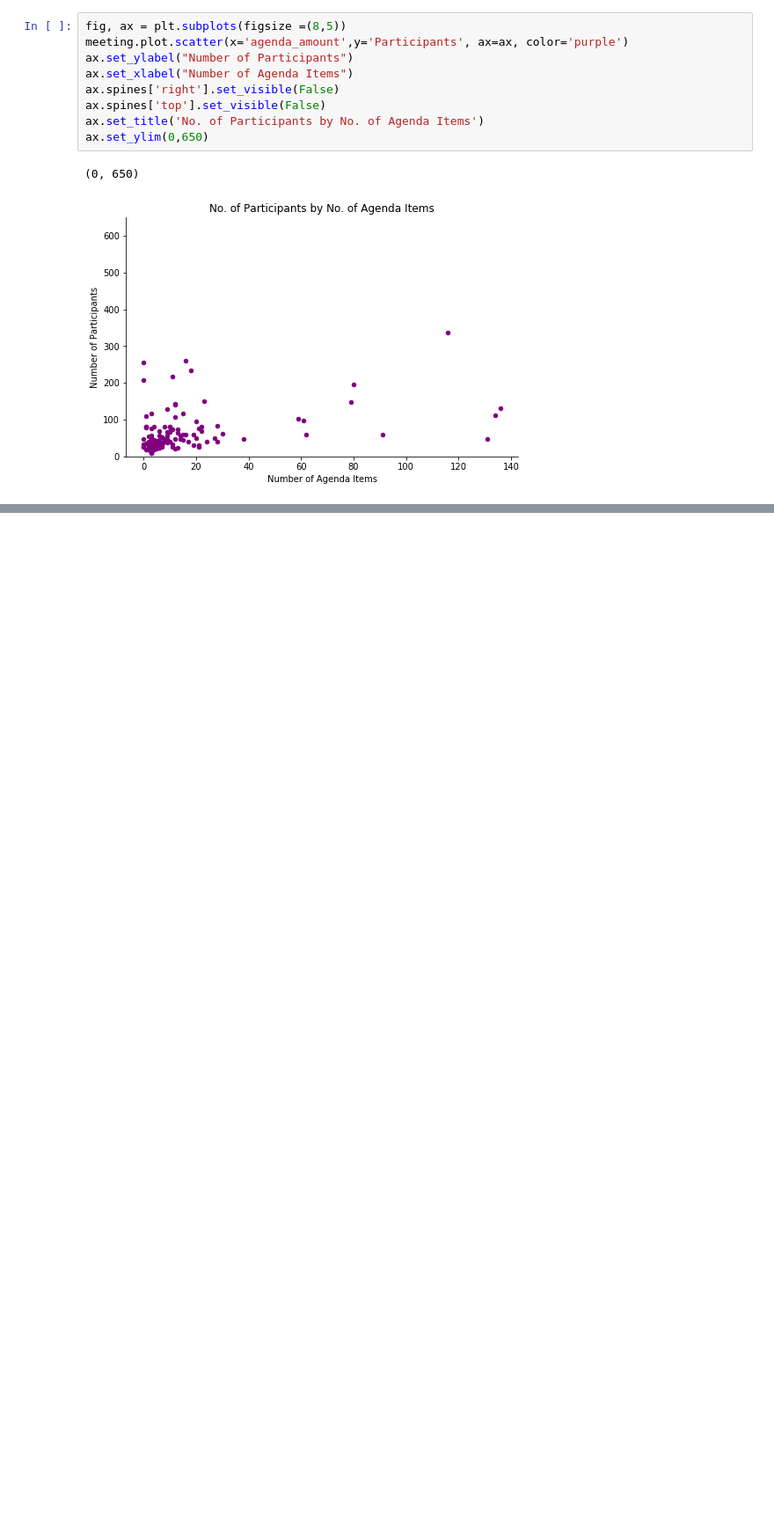
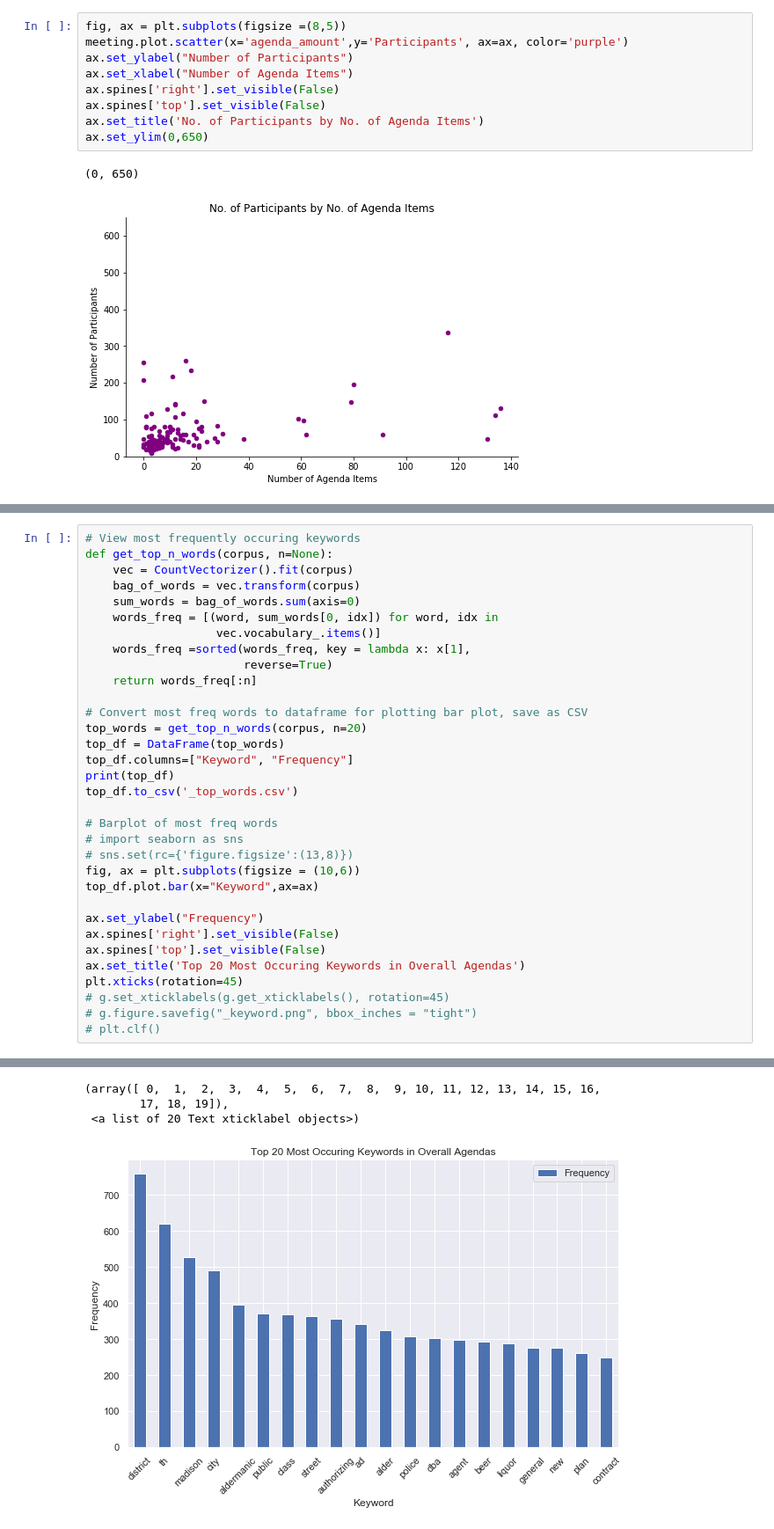
Before and after one commit to terryghanty/cs638, a Jupyter notebook: meetings/meetings.ipynb, the cells around one changed output, grey strips where cells are left out. Shown: that part at 88% size. Drawn from its saved outputs; the diff is of its cells as text; blank space fills up the shorter version.

```diff
--- a/meetings/meetings.ipynb
+++ b/meetings/meetings.ipynb
@@ -375,0 +534,34 @@ ax.set_ylim(0,650)
+# %%
+# View most frequently occuring keywords
+def get_top_n_words(corpus, n=None):
+    vec = CountVectorizer().fit(corpus)
+    bag_of_words = vec.transform(corpus)
+    sum_words = bag_of_words.sum(axis=0)
+    words_freq = [(word, sum_words[0, idx]) for word, idx in
+                   vec.vocabulary_.items()]
+    words_freq =sorted(words_freq, key = lambda x: x[1],
+                       reverse=True)
+    return words_freq[:n]
+
+# Convert most freq words to dataframe for plotting bar plot, save as CSV
+top_words = get_top_n_words(corpus, n=20)
+top_df = DataFrame(top_words)
+top_df.columns=["Keyword", "Frequency"]
+print(top_df)
+top_df.to_csv('_top_words.csv')
+
+# Barplot of most freq words
+# import seaborn as sns
+# sns.set(rc={'figure.figsize':(13,8)})
+fig, ax = plt.subplots(figsize = (10,6))
+top_df.plot.bar(x="Keyword",ax=ax)
+
+ax.set_ylabel("Frequency")
+ax.spines['right'].set_visible(False)
+ax.spines['top'].set_visible(False)
+ax.set_title('Top 20 Most Occuring Keywords in Overall Agendas')
+plt.xticks(rotation=45)
+# g.set_xticklabels(g.get_xticklabels(), rotation=45)
+# g.figure.savefig("_keyword.png", bbox_inches = "tight")
+# plt.clf()
+# %% [output]
@@ -375,0 +585,4 @@ ax.set_ylim(0,650)
+(array([ 0,  1,  2,  3,  4,  5,  6,  7,  8,  9, 10, 11, 12, 13, 14, 15, 16,
+        17, 18, 19]),
+ <a list of 20 Text xticklabel objects>)
+[figure, added]
```
Also changed, not shown: parts of 30 cells of this notebook, 11 other files.
